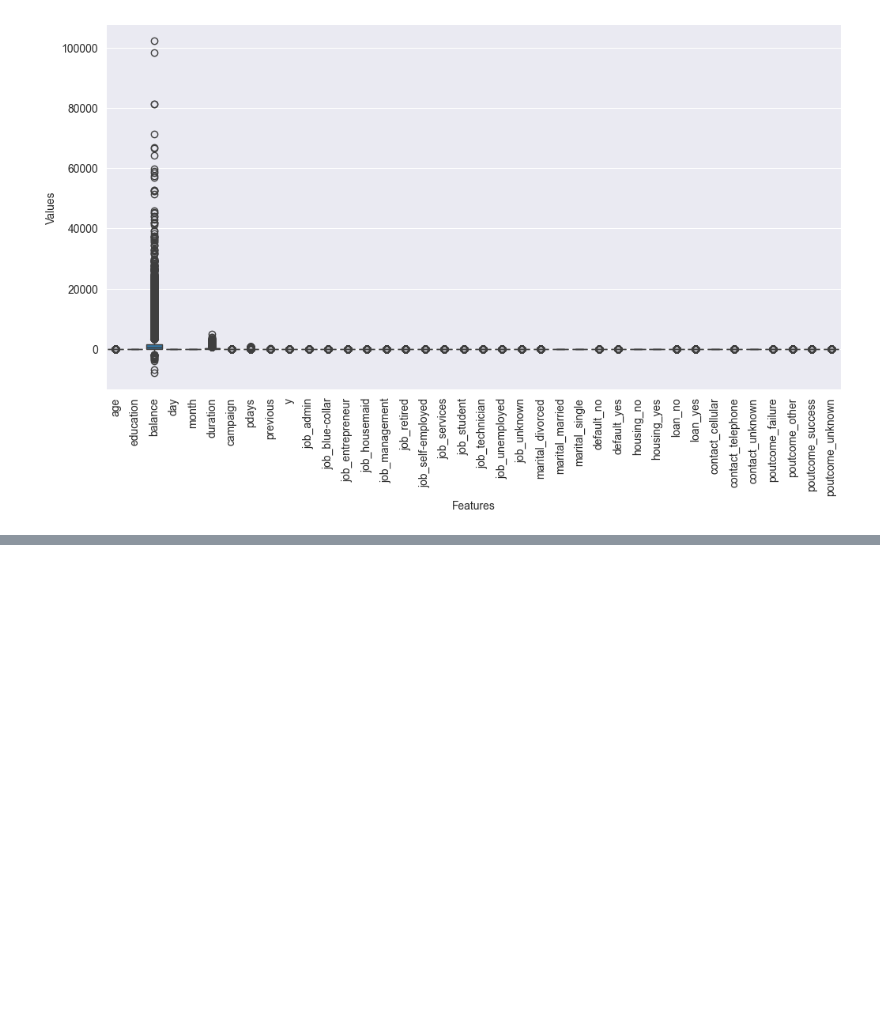
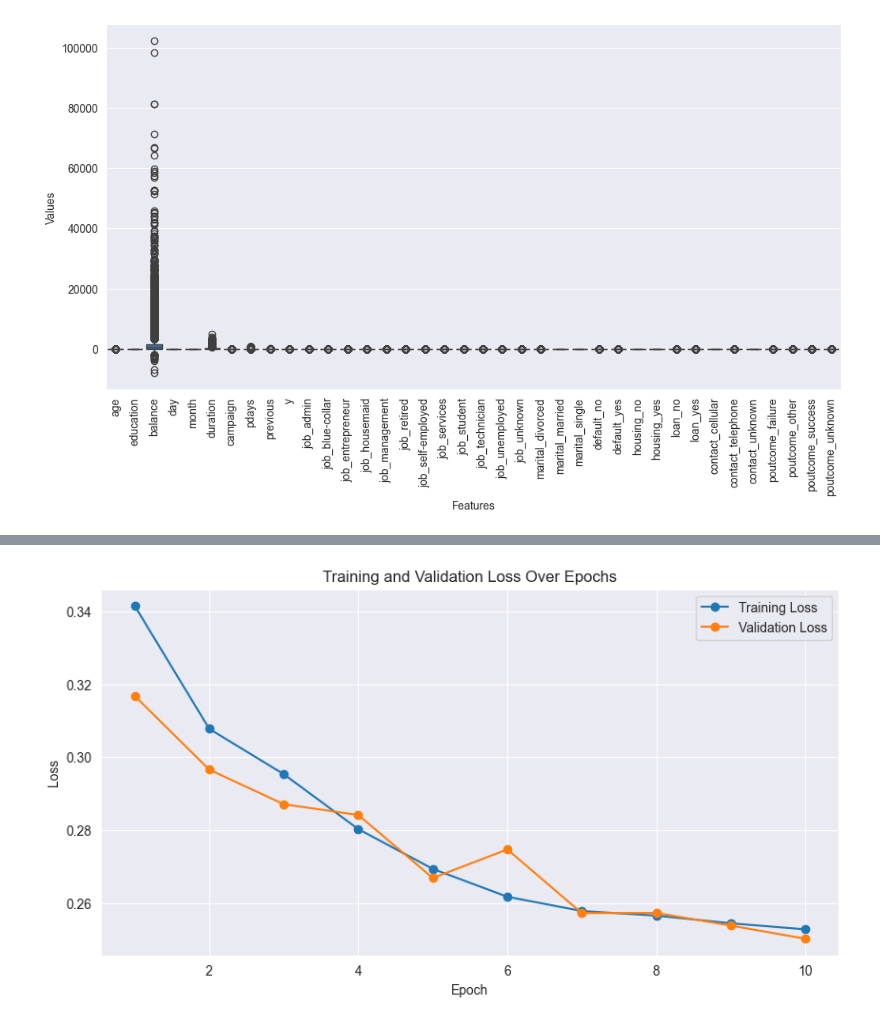
Before and after one commit to BinaraMendis7/Machine-learning, a Jupyter notebook: Mlcw.ipynb, the cells around one changed output, grey strips where cells are left out. Drawn from its saved outputs; the diff is of its cells as text; code cells hidden in the pictures; blank space fills up the shorter version.

```diff
--- a/Mlcw.ipynb
+++ b/Mlcw.ipynb
@@ -394,0 +295,84 @@ weighted avg       0.89      0.91      0.89      9043
+# %%
+import torch
+from torch.utils.data import DataLoader, random_split, TensorDataset
+import torch.nn as nn
+import torch.optim as optim
+
+
+input = torch.tensor(df.drop(columns=['y']).values, dtype=torch.float32)
+target = torch.tensor(df['y'].values, dtype=torch.long)
+
+
+dataset = TensorDataset(input, target)
+train_dataset, val_dataset = random_split(dataset, [int(0.7 * len(df)), len(df) - int(0.7 * len(df))])
+
+train_loader = DataLoader(train_dataset, batch_size=32, shuffle=True)
+val_loader = DataLoader(val_dataset, batch_size=32)
+
+input_size = input.shape[1]
+
+
+model = nn.Sequential(
+    nn.Linear(input_size, 32),
+    nn.ReLU(),
+    nn.Linear(32, 2)
+)
+
+
+loss_function = nn.CrossEntropyLoss()
+optimizer = optim.Adam(model.parameters(), lr=0.001)
+
+num_epochs = 10
+training_losses = []
+validation_losses = []
+
+for epoch in range(num_epochs):
+    model.train()
+    train_loss = 0
+    for inputs, targets in train_loader:
+        optimizer.zero_grad()
+        outputs = model(inputs)
+        loss = loss_function(outputs, targets)
+        loss.backward()
+        optimizer.step()
+        train_loss += loss.item()
+    train_loss /= len(train_loader)
+    training_losses.append(train_loss)
+
+    model.eval()
+    val_loss = 0
+    with torch.no_grad():
+        for inputs, targets in val_loader:
+            outputs = model(inputs)
+            loss = loss_function(outputs, targets)
+            val_loss += loss.item()
+    val_loss /= len(val_loader)
+    validation_losses.append(val_loss)
+
+    print(f"{epoch + 1}, trainng Loss: {train_loss:.4f}, val Loss: {val_loss:.4f}")
+
+
+plt.figure(figsize=(10, 5))
+plt.plot(range(1, num_epochs + 1), training_losses, label='Training Loss', marker='o')
+plt.plot(range(1, num_epochs + 1), validation_losses, label='Validation Loss', marker='o')
+plt.xlabel('Epoch')
+plt.ylabel('Loss')
+plt.title('Training and Validation Loss Over Epochs')
+plt.legend()
+plt.grid(True)
+plt.show()
+
+y_pred = []
+y_val = []
+model.eval()
+with torch.no_grad():
+    for inputs, targets in val_loader:
+        outputs = model(inputs)
+        y_pred.append(torch.argmax(outputs, dim=1))
+        y_val.append(targets)
+
+y_pred = torch.cat(y_pred)
+y_val = torch.cat(y_val)
+
+print(classification_report(y_val.numpy(), y_pred.numpy()))
+# %% [output]
@@ -394,0 +389 @@ weighted avg       0.89      0.91      0.89      9043
+[figure, added]
```
Also changed, not shown: parts of 13 cells of this notebook.
